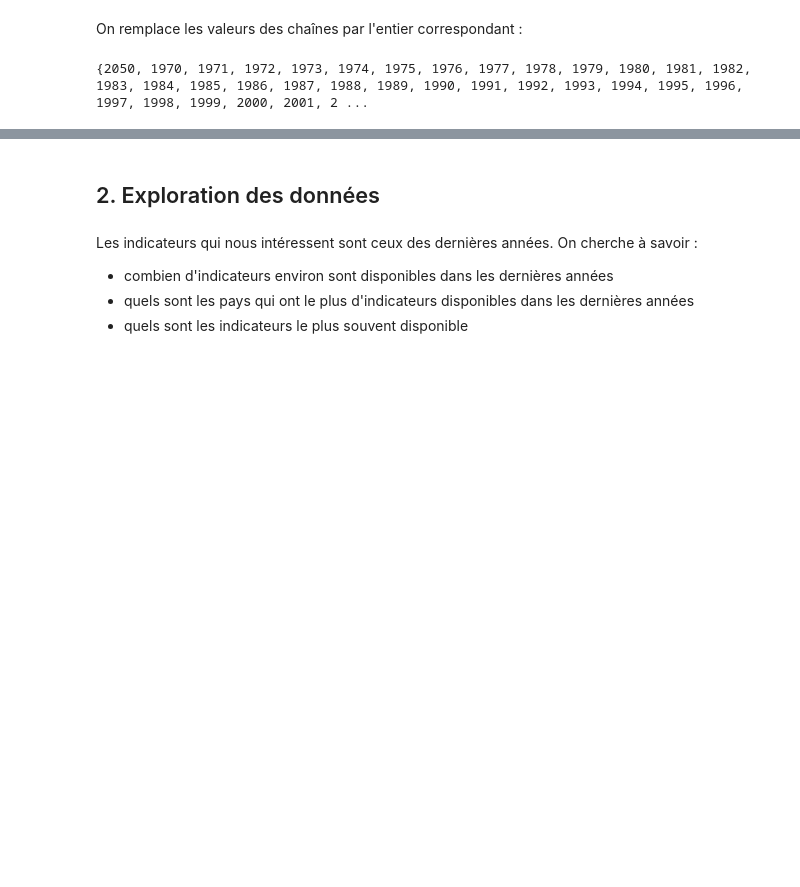
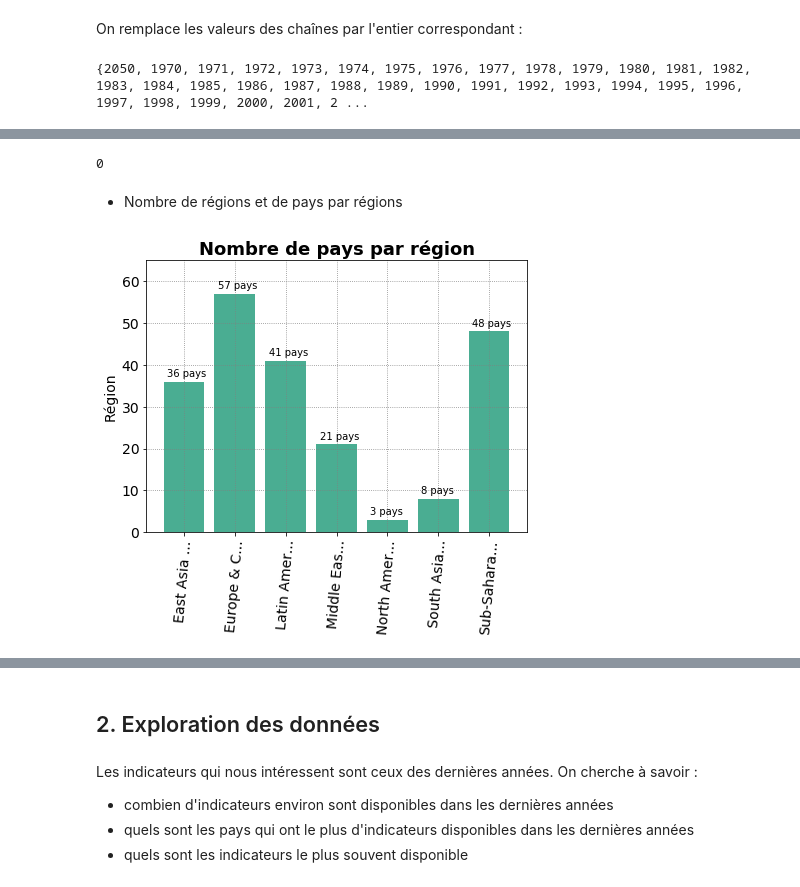
Before and after one commit to SmellyArmure/OC_DS_Project2, a Jupyter notebook: NOTEBOOK/P2-DataSystEd.ipynb, the cells around one changed output, grey strips where cells are left out. Drawn from its saved outputs; the diff is of its cells as text; code cells hidden in the pictures; blank space fills up the shorter version.

```diff
--- a/NOTEBOOK/P2-DataSystEd.ipynb
+++ b/NOTEBOOK/P2-DataSystEd.ipynb
@@ -929,0 +842,7 @@ print(set(footnote_c["Year"].unique()))
+# %%
+# comptage des pays uniques sans région
+sans_reg_cnt = country_c[country_c["Region"].isna()]["Country Name"]
+li_pays_supp = sans_reg_cnt.values
+#['Arab World', 'East Asia & Pacific (excluding high income)','East Asia & Pacific', 'Europe & Central Asia (excluding high income)', 'Europe & Central Asia', 'Euro area', 'European Union', 'Gibraltar', 'High income', 'Heavily indebted poor countries (HIPC)', 'Latin America & Caribbean (excluding high income)', 'Latin America & Caribbean', 'Least developed countries: UN classification', 'Low income', 'Lower middle income', 'Low & middle income', 'Middle East & North Africa', 'Middle income', 'Middle East & North Africa (excluding high income)', 'North America', 'Nauru', 'OECD members', 'South Asia', 'Sub-Saharan Africa (excluding high income)', 'Sub-Saharan Africa', 'Upper middle income', 'British Virgin Islands', 'World']
+print(Diff(sans_reg_cnt, sans_reg_cnt) , len(sans_reg_cnt))
+print(li_pays_supp) # faux 'pays' à éliminer
@@ -929,0 +863,19 @@ print(set(footnote_c["Year"].unique()))
+# %%
+# élimination des faux 'pays' dans "Country"
+ind_supp_cnt = sans_reg_cnt.index # index des lignes du tableau country à éliminer (une seule par nom)
+country_c.drop(index = ind_supp_cnt, inplace = True)
+# élimination des faux 'pays' dans "Data"
+sans_reg_data = [data_c[data_c["Country Name"]== col].index for col in li_pays_supp] # liste de listes d'index à retirer
+ind_supp_data = [item for sublist in sans_reg_data for item in sublist] # liste des index (applatie)
+data_c.drop(index = ind_supp_data, inplace = True)
+# %%
+# vérification
+sans_reg_cnt = country_c[country_c["Region"].isna()]["Country Name"]
+len(sans_reg_cnt)
+sans_reg_cnt = country_c[country_c["Region"].isna()]["Country Name"]
+sans_reg_data = data_c[data_c["Region"].isna()]["Country Name"]
+print(len(sans_reg_cnt))
+# %% [output]
+0
+# %% [markdown]
+* Nombre de régions et de pays par régions
@@ -929,0 +896,32 @@ print(set(footnote_c["Year"].unique()))
+# %%
+# code de pays et région associée
+
+fig = plt.figure(figsize = (15,5))
+
+df2 = country_c[['Country Name', 'Region']].groupby('Region').count()
+x = list(df2.index)
+xlab = [my_str[:10]+"..." if len(my_str)>8 else my_str for my_str in x]
+y1 = df2.values.reshape(len(df2.values),)
+y2 =
+
+# Nombre de pays par région
+plot1 = plt.subplot(1,2,1)
+basic_plot("bar", plot1, xlab, y1, xlab, "", "Région",  "Nombre de pays par région", 5)
+labels = [ '{:.0f} pays'.format(y1[i]) for i in range(len(y1))]
+for label,xlab, y1 in zip(labels, xlab, y1):
+    plt.annotate(label, xy=(xlab, y1), xytext=(-17, 3),
+        textcoords='offset points', ha='left', va='bottom' )
+plt.ylim(0,65)
+
+# Nombre d'habitants cumulés par région
+plot2 = plt.subplot(1,2,2)
+basic_plot("bar", plot2, xlab, y2, xlab, "", "Région",  "Nombre d'habitants par région", 5)
+labels = [ '{:.0f} pays'.format(y2[i]) for i in range(len(y))]
+for label,xlab, y2 in zip(labels, xlab, y2):
+    plt.annotate(label, xy=(xlab, y2), xytext=(-17, 3),
+        textcoords='offset points', ha='left', va='bottom' )
+plt.ylim(0,65)
+
+plt.show()
+# %% [output]
+[figure, added]
```
Also changed, not shown: parts of 65 cells of this notebook.
